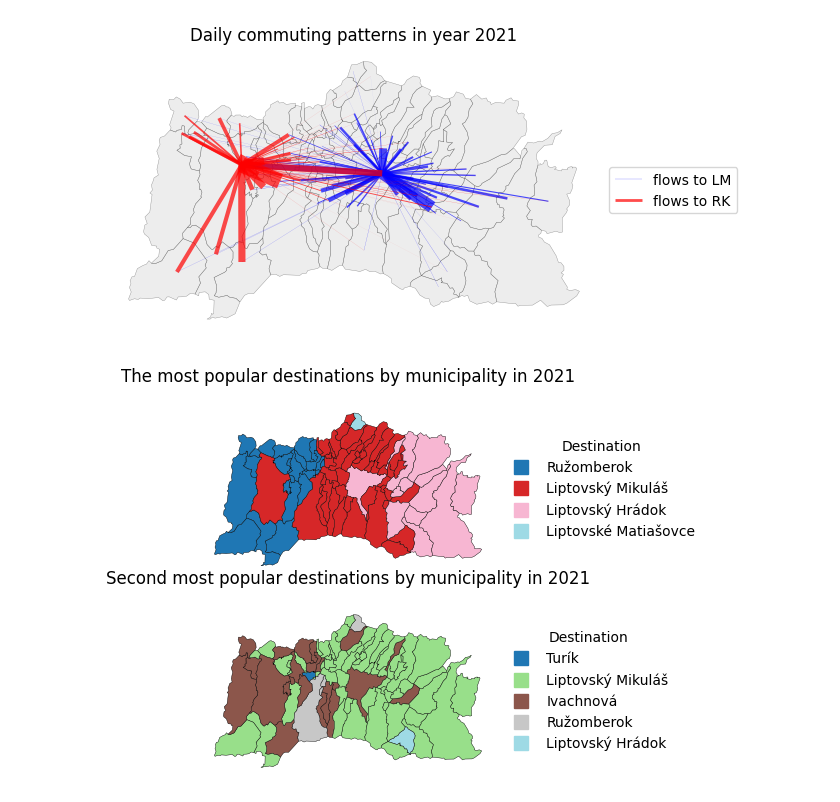
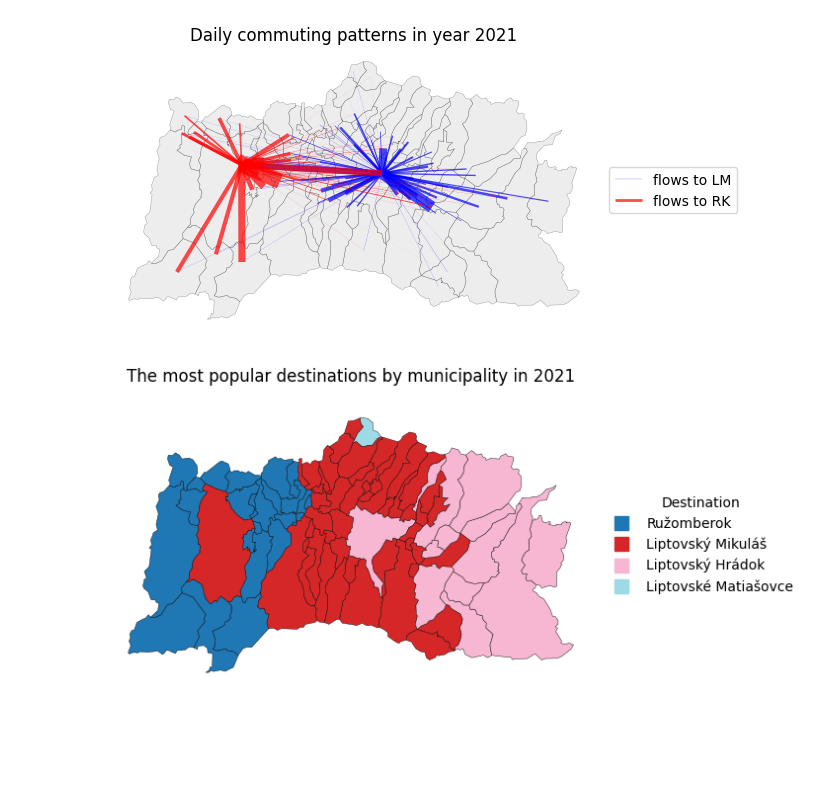
Before and after one commit to dbelohonov/maps_liptov, a Jupyter notebook: notebooks/maps.ipynb, the cells around one changed output. Drawn from its saved outputs; the diff is of its cells as text; code cells hidden in the pictures; blank space fills up the shorter version.

```diff
--- a/notebooks/maps.ipynb
+++ b/notebooks/maps.ipynb
@@ -138,23 +138,23 @@ unique_dest = result["obecB_nazov"].unique()
 colors = plt.cm.tab20(np.linspace(0, 1, len(unique_dest)))
 color_dict = dict(zip(unique_dest, colors))
 
-second_popular = (
-    commuting[commuting["obecA"] != commuting["obecB"]]
-    .groupby("obecA", group_keys = False)[["obecA", "obecB", "obecB_nazov", "pocet"]]
-    .apply(lambda x: x.nlargest(2, "pocet").iloc[-1] if len(x) > 1 and x.nlargest(2, "pocet")["pocet"].iloc[1] >= x.nlargest(2, "pocet")["pocet"].iloc[0] * 0.75 else x.iloc[0])
-    .reset_index(drop=True)
-)
-result2 = map.merge(
-    second_popular[["obecA", "obecB", "obecB_nazov"]],
-    left_on = "IDN4",
-    right_on = "obecA",
-    how = "left"
-).rename(columns = {"IDN4": "kod_start"})
-second_dest = result2["obecB_nazov"].unique()
-colors2 = plt.cm.tab20(np.linspace(0, 1, len(second_dest)))
-color_dict2 = dict(zip(second_dest, colors2))
+# second_popular = (
+#     commuting[commuting["obecA"] != commuting["obecB"]]
+#     .groupby("obecA", group_keys = False)[["obecA", "obecB", "obecB_nazov", "pocet"]]
+#     .apply(lambda x: x.nlargest(2, "pocet").iloc[-1] if len(x) > 1 and x.nlargest(2, "pocet")["pocet"].iloc[1] >= x.nlargest(2, "pocet")["pocet"].iloc[0] * 0.75 else x.iloc[0])
+#     .reset_index(drop=True)
+# )
+# result2 = map.merge(
+#     second_popular[["obecA", "obecB", "obecB_nazov"]],
+#     left_on = "IDN4",
+#     right_on = "obecA",
+#     how = "left"
+# ).rename(columns = {"IDN4": "kod_start"})
+# second_dest = result2["obecB_nazov"].unique()
+# colors2 = plt.cm.tab20(np.linspace(0, 1, len(second_dest)))
+# color_dict2 = dict(zip(second_dest, colors2))
 
-plt.subplot(2, 1, 1)
+# plt.subplot(2, 1, 1)
 result.plot(
     ax = plt.gca(),
     color = [color_dict.get(d, "lightgray") for d in result["obecB_nazov"]],
@@ -164,66 +164,60 @@ result.plot(
 
 handles = [
     plt.Line2D(
         [0], [0],
         marker = "s",
         markersize = 10,
         linestyle = "None",
         color = color,
         # edgecolor = "black",
         label = dest
         )
         for dest, color in color_dict.items()
 ]
 
 plt.legend(
     handles = handles,
     title = "Destination",
     loc = "center left",
     bbox_to_anchor = (1, 0.5),
     frameon = False
 )
 
 plt.title("The most popular destinations by municipality in 2021")
-plt.xlabel("Longitude")
-plt.ylabel("Latitude")
 
 plt.axis(False)
 
-plt.subplot(2, 1, 2)
-result2.plot(
-    ax = plt.gca(),
-    color = [color_dict2.get(d, "lightgray") for d in result2["obecB_nazov"]],
-    edgecolor = "black",
-    linewidth = 0.3
-)
-handles2 = [
-    plt.Line2D(
-        [0], [0],
-        marker = "s",
-        markersize = 10,
-        linestyle = "None",
-        color = color,
-        # edgecolor = "black",
-        label = dest
-        )
-        for dest, color in color_dict2.items()
-]
-plt.legend(
-    handles = handles2,
-    title = "Destination",
-    loc = "center left",
-    bbox_to_anchor = (1, 0.5),
-    frameon = False
-)
-plt.title("Second most popular destinations by municipality in 2021")
-plt.xlabel("Longitude")
-plt.ylabel("Latitude")
+# plt.subplot(2, 1, 2)
+# result2.plot(
+#     ax = plt.gca(),
+#     color = [color_dict2.get(d, "lightgray") for d in result2["obecB_nazov"]],
+#     edgecolor = "black",
+#     linewidth = 0.3
+# )
+# handles2 = [
+#     plt.Line2D(
+#         [0], [0],
+#         marker = "s",
+#         markersize = 10,
+#         linestyle = "None",
+#         color = color,
+#         # edgecolor = "black",
+#         label = dest
+#         )
+#         for dest, color in color_dict2.items()
+# ]
+# plt.legend(
+#     handles = handles2,
+#     title = "Destination",
+#     loc = "center left",
+#     bbox_to_anchor = (1, 0.5),
+#     frameon = False
+# )
+# plt.title("Second most popular destinations by municipality in 2021")
 
-plt.axis(False)
+# plt.axis(False)
 # plt.suptitle("Daily commuting patterns in Liptov region")
-plt.savefig("../result_maps/test_LM_RK_2.pdf", format = "pdf", dpi = 300, bbox_inches = "tight")
+# plt.savefig("../result_maps/test_LM_RK_2.pdf", format = "pdf", dpi = 300, bbox_inches = "tight")
 plt.show()
-print(most_popular.head())
-print(second_popular.head())
 # %% [output]
-[figure, old version]
+[figure, new version]
```
Also changed, not shown: parts of 1 cell of this notebook, 1 other file.
